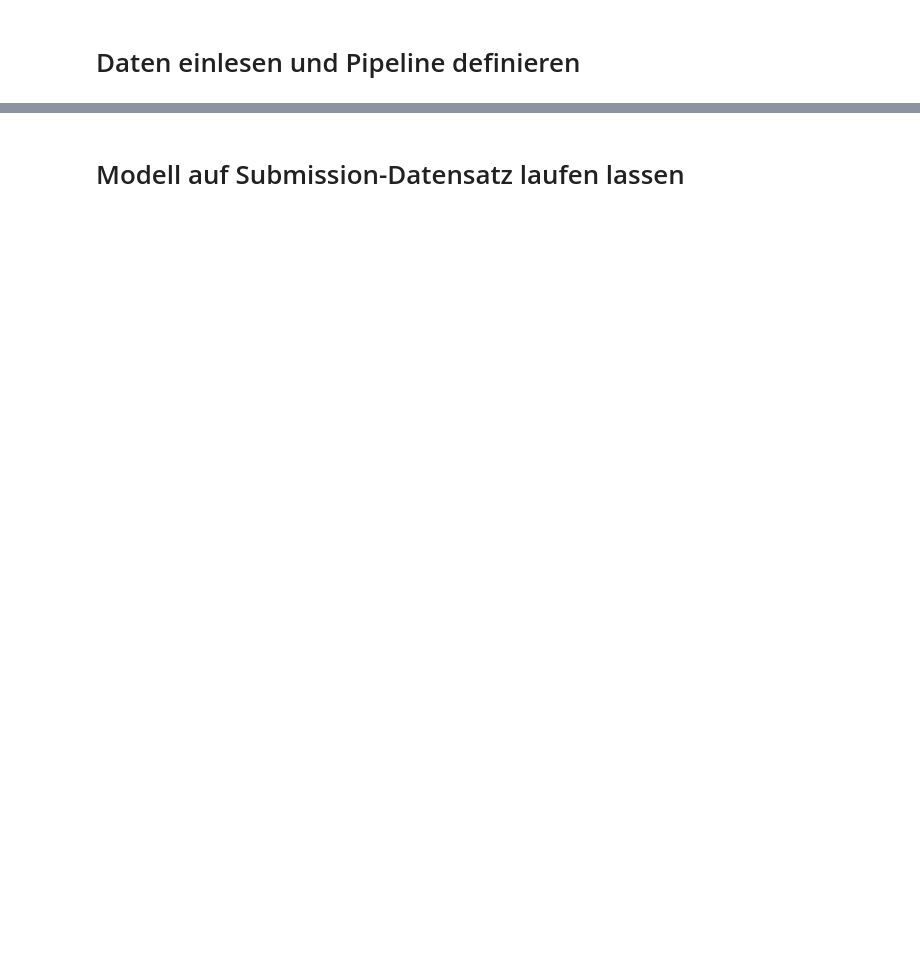
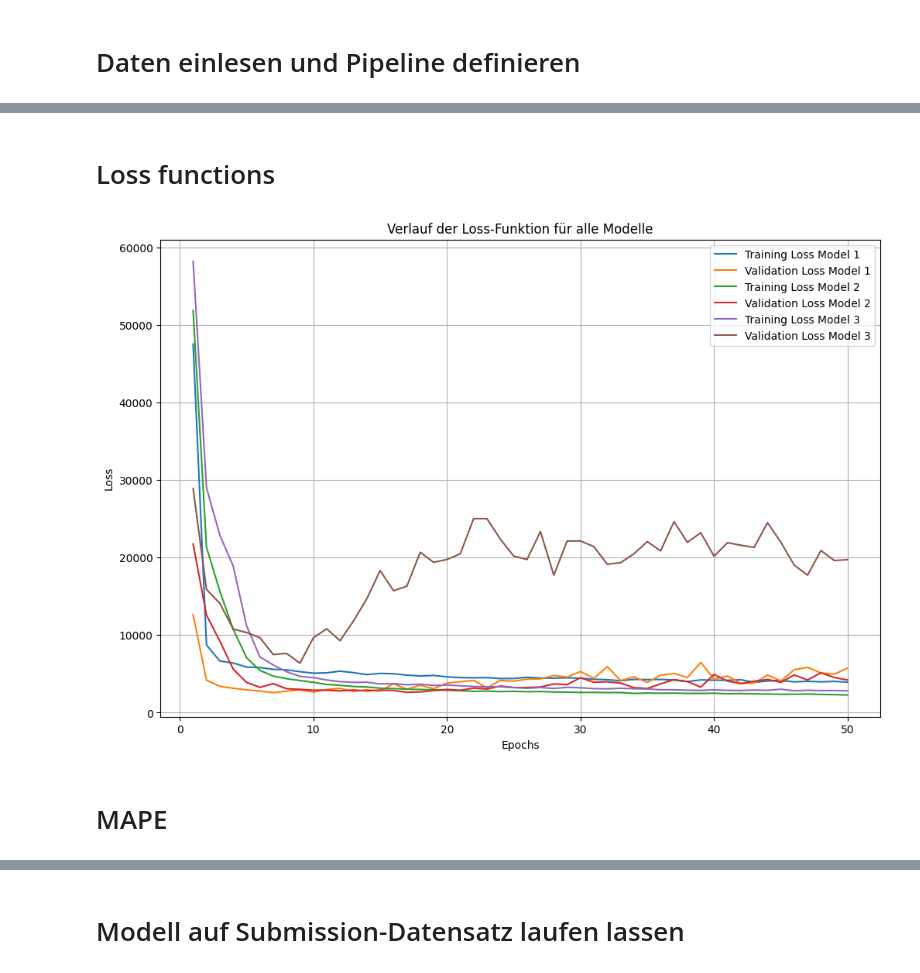
Before and after one commit to AI-sInA/Data-Science-und-ML-Team-9, a Jupyter notebook: 3_Model/team9_model.ipynb, the cells around one changed output, grey strips where cells are left out. Saved outputs shown, nothing was run; the diff lists cells and outputs as text; code cells hidden in the pictures; blank space fills up the shorter version.

Commit message:
Stand vor der Präsentation
3 Modelle, 3 Optimierungen, Auswertungen usw.

```diff
--- a/3_Model/team9_model.ipynb
+++ b/3_Model/team9_model.ipynb
@@ -206,0 +503,37 @@ plt.show()
+# %% [markdown]
+# Loss functions
+# %%
+import matplotlib.pyplot as plt
+
+# Verlaufsdaten extrahieren
+train_loss = history3.history['loss']
+val_loss = history3.history['val_loss']
+epochs = range(1, len(train_loss) + 1)
+
+
+# Verlaufsdaten für history1, history2 und history3 extrahieren
+train_loss1 = history1.history['loss']
+val_loss1 = history1.history['val_loss']
+train_loss2 = history2.history['loss']
+val_loss2 = history2.history['val_loss']
+train_loss3 = history3.history['loss']
+val_loss3 = history3.history['val_loss']
+
+# Diagramm erstellen
+plt.figure(figsize=(12, 8))
+plt.plot(epochs, train_loss1, label='Training Loss Model 1')
+plt.plot(epochs, val_loss1, label='Validation Loss Model 1')
+plt.plot(epochs, train_loss2, label='Training Loss Model 2')
+plt.plot(epochs, val_loss2, label='Validation Loss Model 2')
+plt.plot(epochs, train_loss3, label='Training Loss Model 3')
+plt.plot(epochs, val_loss3, label='Validation Loss Model 3')
+plt.xlabel('Epochs')
+plt.ylabel('Loss')
+plt.title('Verlauf der Loss-Funktion für alle Modelle')
+plt.legend()
+plt.grid(True)
+plt.show()
+# %% [output]
+[figure, added]
+# %% [markdown]
+# MAPE
```
Also changed, not shown: parts of 28 cells of this notebook, 9 other files.
